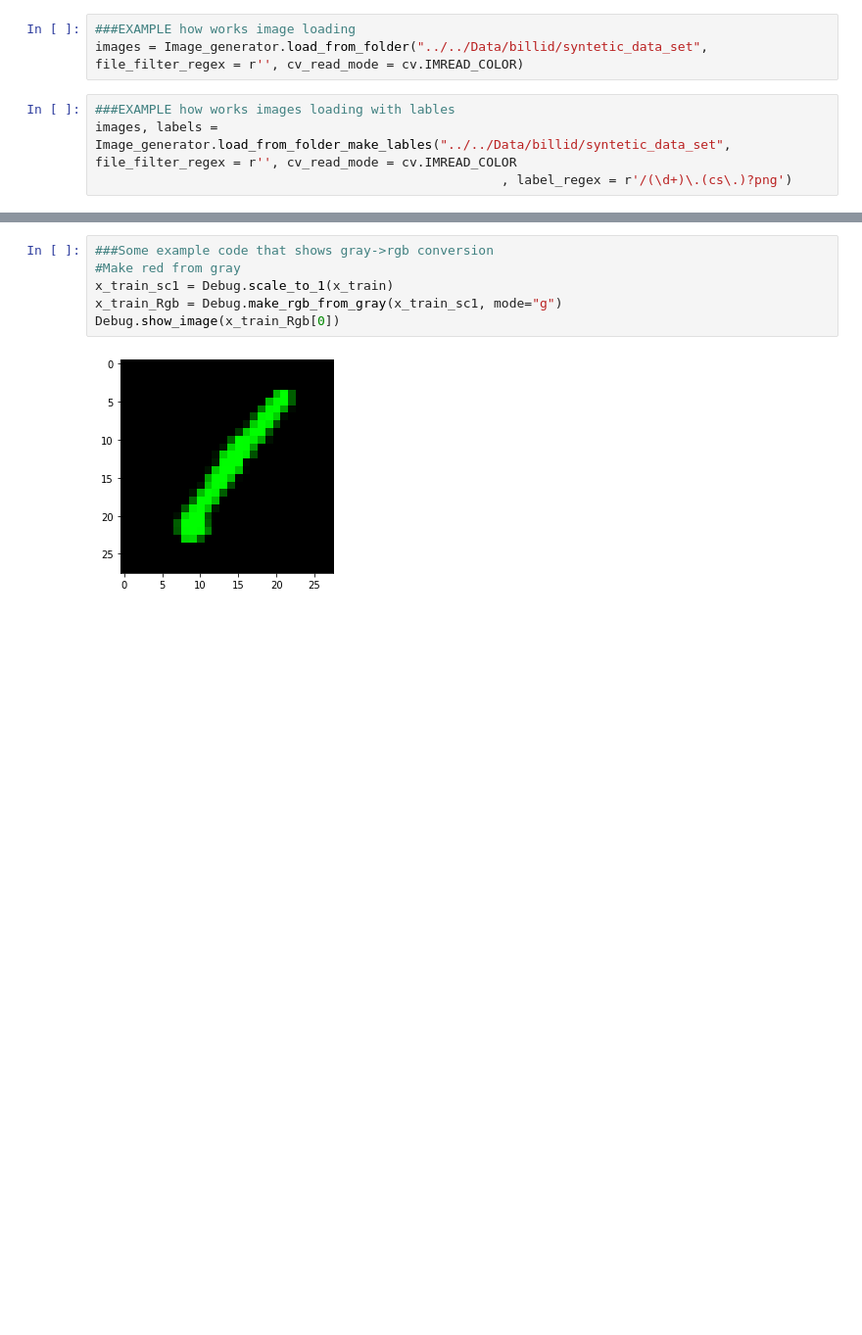
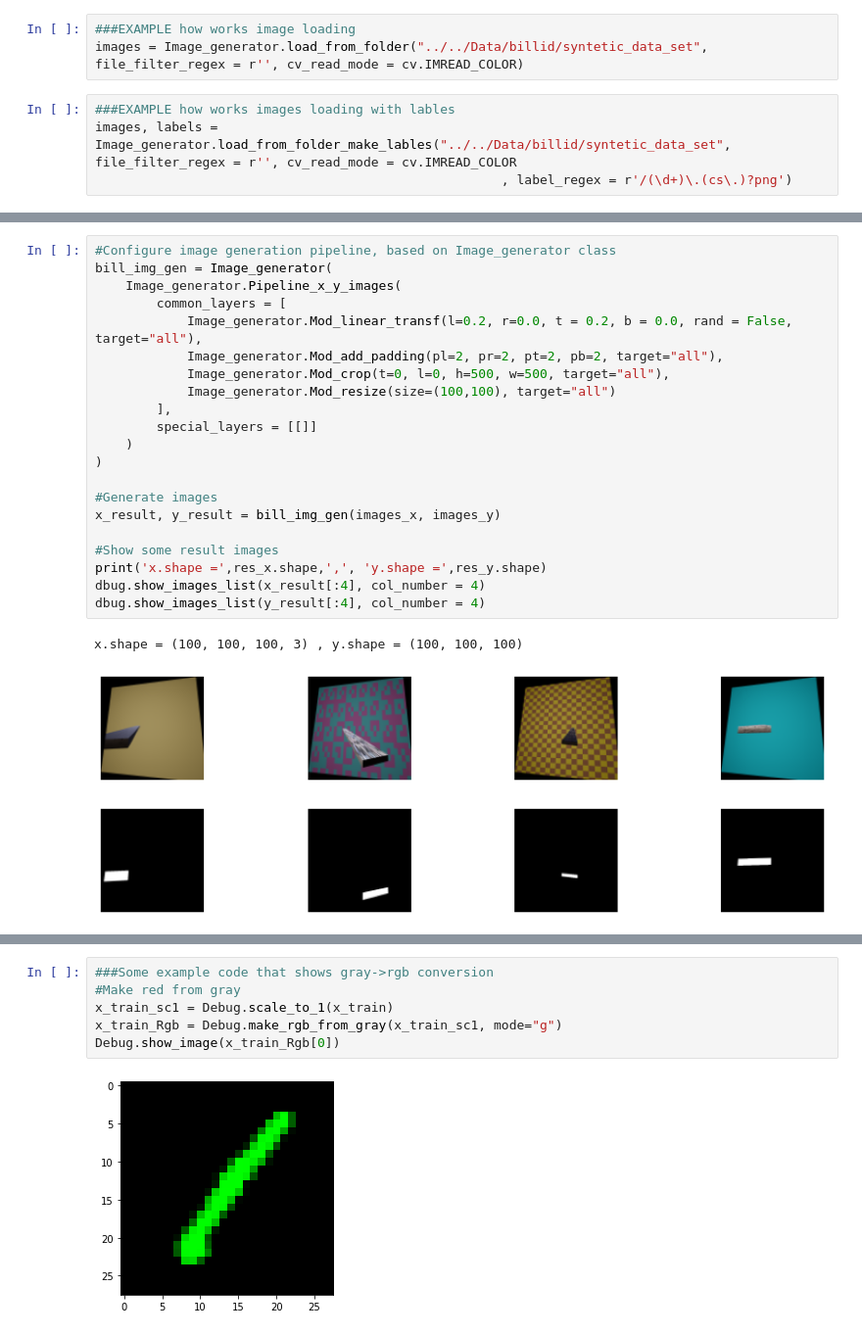
Before and after one commit to tunmustard/features_extractions, a Jupyter notebook: projects/billid/main_data_set_preparation.ipynb, the cells around one changed output, grey strips where cells are left out. Shown at 98% size. Saved outputs shown, nothing was run; the diff lists cells and outputs as text; blank space fills up the shorter version.

```diff
--- a/projects/billid/main_data_set_preparation.ipynb
+++ b/projects/billid/main_data_set_preparation.ipynb
@@ -773,2 +590,27 @@ Show first 5 images of Y:
+# %%
+#Configure image generation pipeline, based on Image_generator class
+bill_img_gen = Image_generator(
+    Image_generator.Pipeline_x_y_images(
+        common_layers = [
+            Image_generator.Mod_linear_transf(l=0.2, r=0.0, t = 0.2, b = 0.0, rand = False, target="all"),
+            Image_generator.Mod_add_padding(pl=2, pr=2, pt=2, pb=2, target="all"),
+            Image_generator.Mod_crop(t=0, l=0, h=500, w=500, target="all"),
+            Image_generator.Mod_resize(size=(100,100), target="all")
+        ],
+        special_layers = [[]]
+    )
+)
+
+#Generate images
+x_result, y_result = bill_img_gen(images_x, images_y)
+
+#Show some result images
+print('x.shape =',res_x.shape,',', 'y.shape =',res_y.shape)
+dbug.show_images_list(x_result[:4], col_number = 4)
+dbug.show_images_list(y_result[:4], col_number = 4)
+# %% [output]
+x.shape = (100, 100, 100, 3) , y.shape = (100, 100, 100)
+[figure, added]
+[figure, added]
 # %%
 ###Shuffle X and Y together
```
Also changed, not shown: parts of 18 cells of this notebook.
